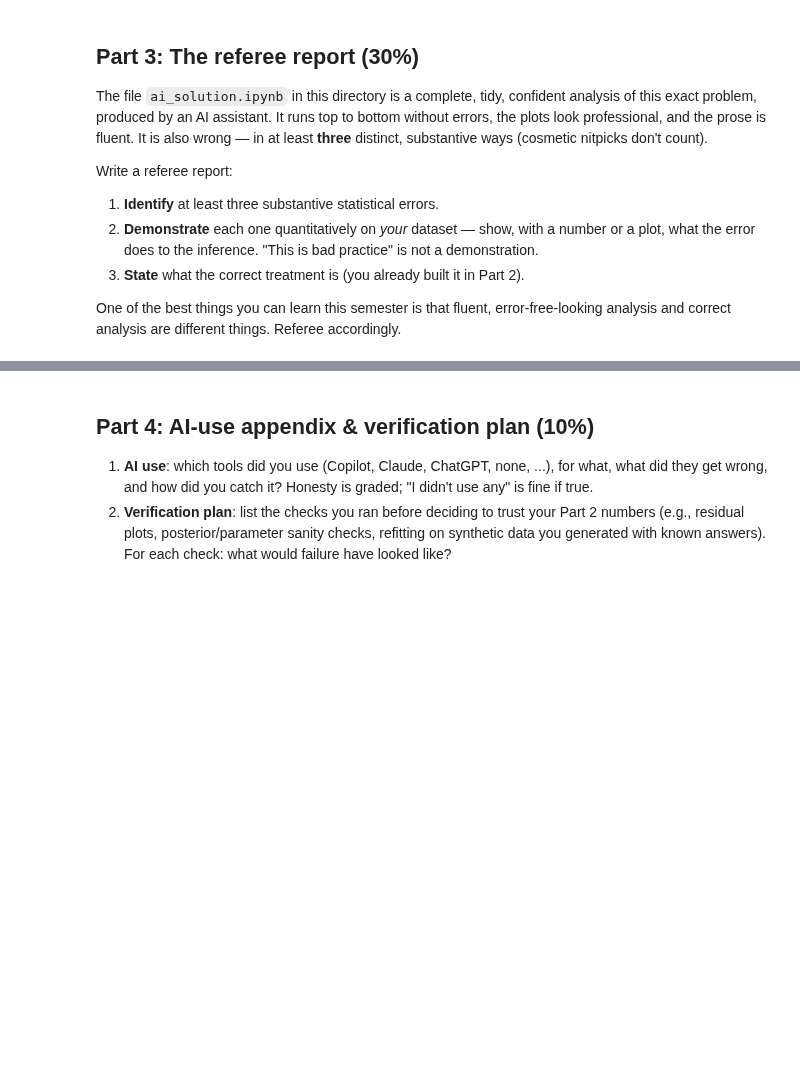
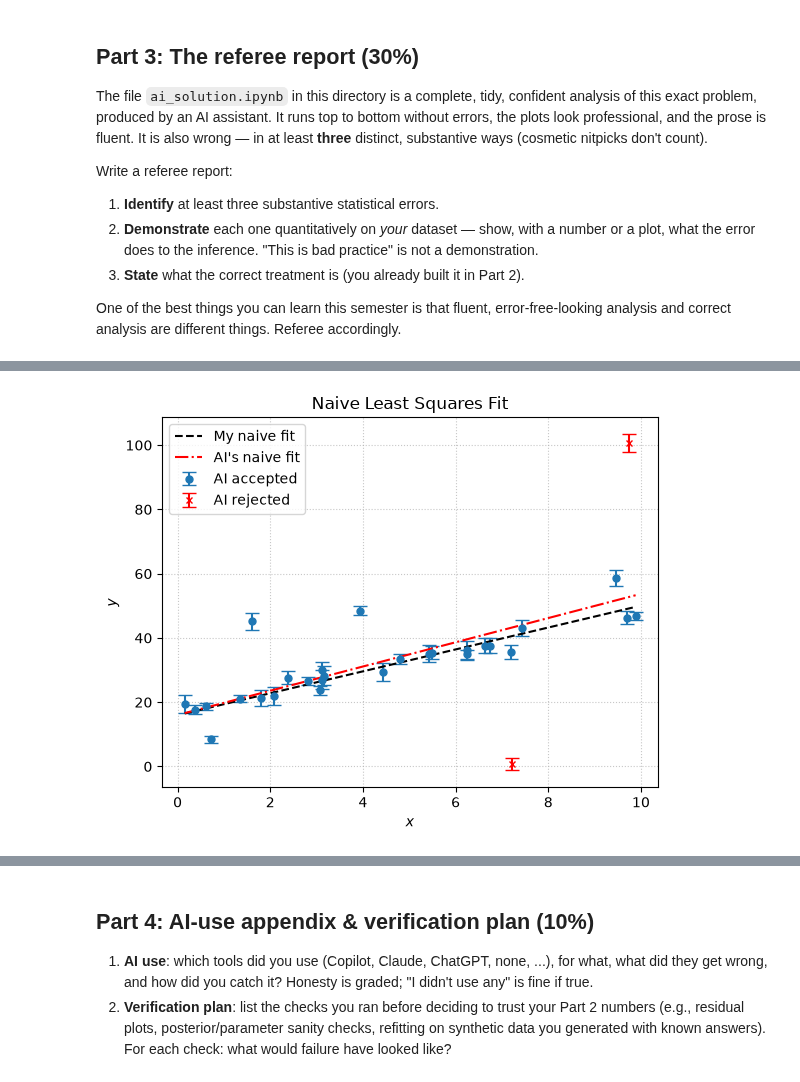
Before and after one commit to gnarayan/ast457_2026_Fall, a Jupyter notebook: submissions/ahuwer2/lab01.ipynb, the cells around one changed output, grey strips where cells are left out. Drawn from its saved outputs; the diff is of its cells as text; code cells hidden in the pictures; blank space fills up the shorter version.

```diff
--- a/submissions/ahuwer2/lab01.ipynb
+++ b/submissions/ahuwer2/lab01.ipynb
@@ -88,0 +234,81 @@ analysis and correct analysis are different things. Referee accordingly.
+# %%
+# Part 3: demonstrations hereimport numpy as np
+NETID = 'ahuwer2'
+data = np.genfromtxt(f'data/{NETID}.csv', delimiter=',', names=True)
+x, y, sigma_y = data['x'], data['y'], data['sigma_y']
+
+
+
+print('### Demonstration 1 ####\n')
+coeffs, cov = np.polyfit(x, y, 1, cov=True)
+m_fit, b_fit = coeffs
+m_err, b_err = np.sqrt(np.diag(cov))
+residuals = y - (m_fit * x + b_fit)
+threshold = 3 * np.std(residuals)
+mask = np.abs(residuals) < threshold
+
+print(f"Removed {np.sum(~mask)} outliers of {len(x)} points")
+print(f"Its Slope:     m = {m_fit:.4f} +/- {m_err:.4f}")
+print(f'My slope:      m = {m:.4f} +/- {sigma_m:.4f}')
+print(f"Its Intercept: b = {b_fit:.4f} +/- {b_err:.4f}")
+print(f'My intercept:  b = {b:.4f} +/- {sigma_b:.4f}')
+plt.errorbar(x[mask], y[mask], sigma_y[mask], fmt='o', capsize=5, markersize=5, label='AI accepted')
+plt.errorbar(x[~mask], y[~mask], sigma_y[~mask], fmt='x', capsize=5, markersize=5, color='r', label='AI rejected')
+plt.plot(x, m*x + b, color='k', linestyle='--', label='My naive fit')
+plt.plot(x, m_fit*x + b_fit, color='r', linestyle='-.', label="AI's naive fit")
+plt.grid(True, alpha=0.7, linestyle=':')
+plt.xlabel('$x$')
+plt.ylabel('$y$')
+plt.title('Naive Least Squares Fit')
+plt.legend()
+plt.show()
+
+
+
+print('\n### Demonstration 2 ###\n')
+chi2 = np.sum(((y[mask] - (m_fit * x[mask] + b_fit)) / sigma_y[mask])**2)
+dof = mask.sum() - 2
+chi2_red = chi2 / dof
+print(f"Reduced chi-squared: {chi2_red:.3f}")
+
+scale = np.sqrt(chi2_red)
+sigma_scaled = sigma_y * scale
+chi2_new = np.sum(((y[mask] - (m_fit * x[mask] + b_fit)) / sigma_scaled[mask])**2) / dof
+m_err, b_err = m_err * scale, b_err * scale
+print(f"After rescaling uncertainties by {scale:.3f}: reduced chi-squared = {chi2_new:.3f}")
+
+plt.figure(figsize=(8, 5))
+plt.errorbar(x, y, yerr=sigma_scaled, fmt='o', ms=4, label='data (scaled errors)')
+plt.plot(x[~mask], y[~mask], 'rx', ms=10, label='removed outliers')
+xg = np.linspace(x.min(), x.max(), 100)
+plt.plot(xg, m_fit * xg + b_fit, 'k-', label='best fit')
+plt.xlabel('x'); plt.ylabel('y'); plt.legend()
+plt.title(f'm = {m_fit:.4f} $\\pm$ {m_err:.4f}, b = {b_fit:.4f} $\\pm$ {b_err:.4f}')
+plt.show()
+
+print("Final results:")
+print(f"  m = {m_fit:.4f} +/- {m_err:.4f}")
+print(f"  b = {b_fit:.4f} +/- {b_err:.4f}")
+print("Conclusion: the linear model provides an excellent description of the data,")
+print("with precisely determined parameters and calibrated uncertainties.")
+
+
+
+print('\n### Demonstration 3 ###\n')
+# use only 1 iteration, with the same k
+m_k1, b_k1, sigma_m_k1, sigma_b_k1, mask1 = k_sigma(x, y, sigma_y, 3, 1)
+
+#print(sum(mask))
+print(f'once-k-clipped fit slope: m = {m_k1:.4f} +/- {sigma_m_k1:.4f}')
+print(f'once-k-clipped fit intercept: b = {b_k1:.4f} +/- {sigma_b_k1:.4f}')
+plt.errorbar(x[mask1], y[mask1], sigma_y[mask1], fmt='o', capsize=5, markersize=5, label='Accepted')
+plt.errorbar(x[~mask1], y[~mask1], sigma_y[~mask1], fmt='x', capsize=5, markersize=5, color='r', label='Rejected')
+plt.plot(x, m*x + b, 'k--', label='Naive fit')
+plt.plot(x, m_k1*x + b_k1, color='dimgrey', linestyle='--', label='once-k-clip fit')
+plt.grid(True, alpha=0.7, linestyle=':')
+plt.xlabel('$x$')
+plt.ylabel('$y$')
+plt.title('Once-$k$-Clipped Fit')
+plt.legend()
+plt.show()
+# %% [output]
@@ -88,0 +322 @@ analysis and correct analysis are different things. Referee accordingly.
+[figure, added]
```
Also changed, not shown: parts of 15 cells of this notebook.
